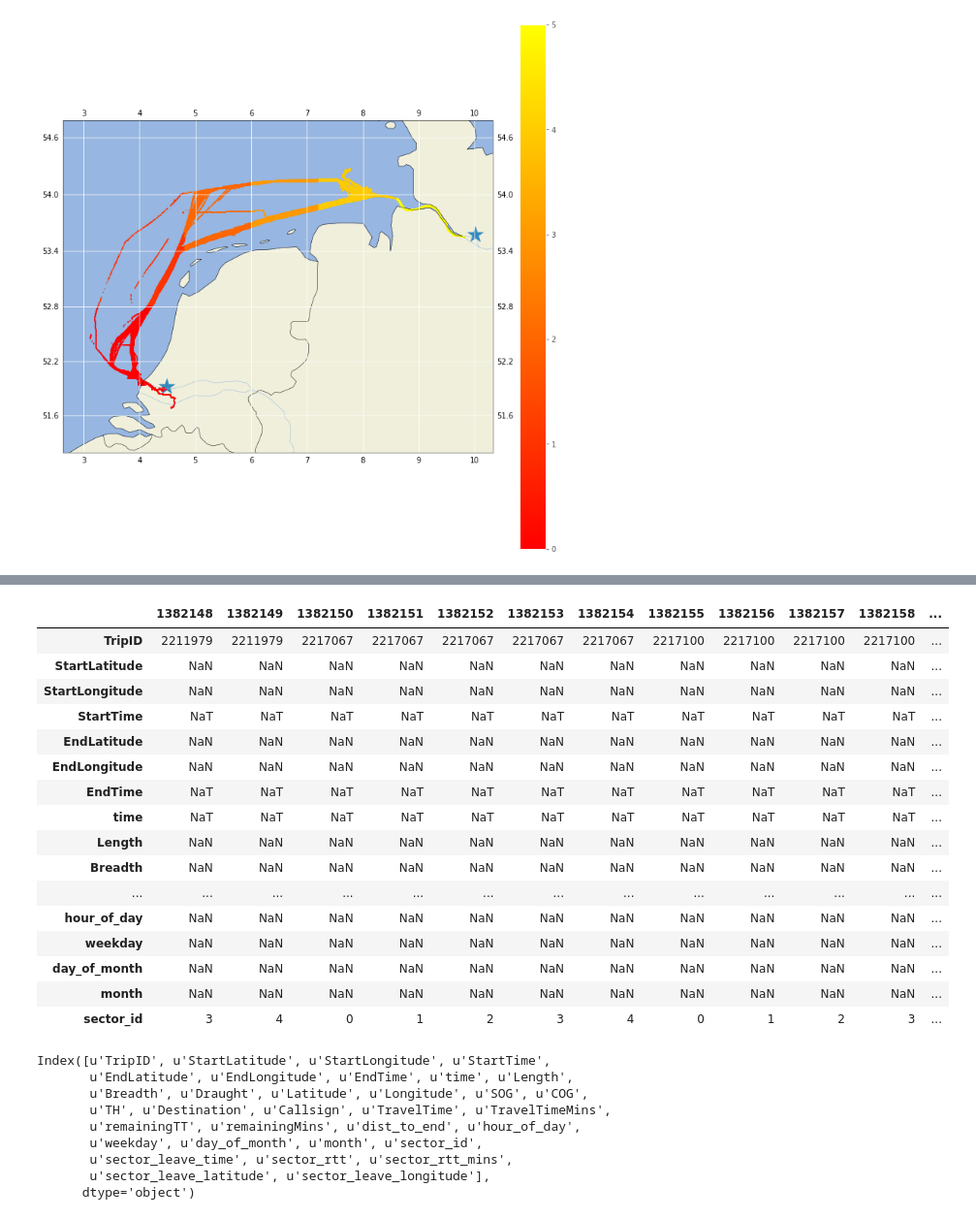
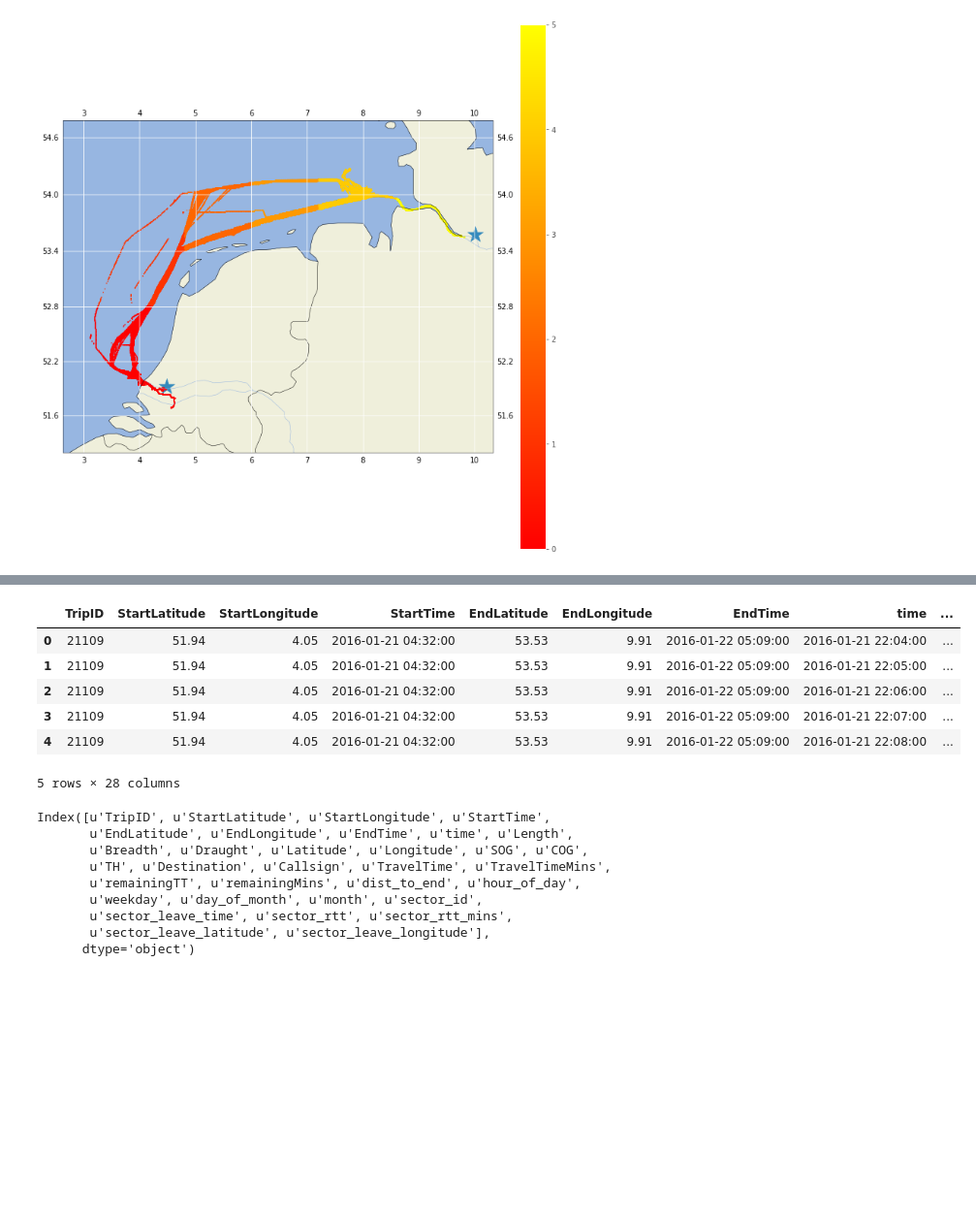
Before and after one commit to jank324/ais-predictor, a Jupyter notebook: data/filter ROT-HAM data.ipynb, the cells around one changed output, grey strips where cells are left out. Shown at 97% size. Drawn from its saved outputs; the diff is of its cells as text; code cells hidden in the pictures; blank space fills up the shorter version.

```diff
--- a/data/filter ROT-HAM data.ipynb
+++ b/data/filter ROT-HAM data.ipynb
@@ -259,23 +207,15 @@ ais_secleav.head(1).transpose()
-# %%
-ais_secleav.tail(12).transpose()
-# %% [output]
-|  | 1382148 | 1382149 | 1382150 | 1382151 | 1382152 | 1382153 | 1382154 | 1382155 | 1382156 | 1382157 | 1382158 | ... |
-| TripID | 2211979 | 2211979 | 2217067 | 2217067 | 2217067 | 2217067 | 2217067 | 2217100 | 2217100 | 2217100 | 2217100 | ... |
-| StartLatitude | NaN | NaN | NaN | NaN | NaN | NaN | NaN | NaN | NaN | NaN | NaN | ... |
-| StartLongitude | NaN | NaN | NaN | NaN | NaN | NaN | NaN | NaN | NaN | NaN | NaN | ... |
-| StartTime | NaT | NaT | NaT | NaT | NaT | NaT | NaT | NaT | NaT | NaT | NaT | ... |
-| EndLatitude | NaN | NaN | NaN | NaN | NaN | NaN | NaN | NaN | NaN | NaN | NaN | ... |
-| EndLongitude | NaN | NaN | NaN | NaN | NaN | NaN | NaN | NaN | NaN | NaN | NaN | ... |
-| EndTime | NaT | NaT | NaT | NaT | NaT | NaT | NaT | NaT | NaT | NaT | NaT | ... |
-| time | NaT | NaT | NaT | NaT | NaT | NaT | NaT | NaT | NaT | NaT | NaT | ... |
-| Length | NaN | NaN | NaN | NaN | NaN | NaN | NaN | NaN | NaN | NaN | NaN | ... |
-| Breadth | NaN | NaN | NaN | NaN | NaN | NaN | NaN | NaN | NaN | NaN | NaN | ... |
-| ... | ... | ... | ... | ... | ... | ... | ... | ... | ... | ... | ... | ... |
-| hour_of_day | NaN | NaN | NaN | NaN | NaN | NaN | NaN | NaN | NaN | NaN | NaN | ... |
-| weekday | NaN | NaN | NaN | NaN | NaN | NaN | NaN | NaN | NaN | NaN | NaN | ... |
-| day_of_month | NaN | NaN | NaN | NaN | NaN | NaN | NaN | NaN | NaN | NaN | NaN | ... |
-| month | NaN | NaN | NaN | NaN | NaN | NaN | NaN | NaN | NaN | NaN | NaN | ... |
-| sector_id | 3 | 4 | 0 | 1 | 2 | 3 | 4 | 0 | 1 | 2 | 3 | ... |
+# %%
+ais_secleav = ais_sectors.copy()
+
+ais_secleav.head()
+# %% [output]
+|  | TripID | StartLatitude | StartLongitude | StartTime | EndLatitude | EndLongitude | EndTime | time | ... |
+| 0 | 21109 | 51.94 | 4.05 | 2016-01-21 04:32:00 | 53.53 | 9.91 | 2016-01-22 05:09:00 | 2016-01-21 22:04:00 | ... |
+| 1 | 21109 | 51.94 | 4.05 | 2016-01-21 04:32:00 | 53.53 | 9.91 | 2016-01-22 05:09:00 | 2016-01-21 22:05:00 | ... |
+| 2 | 21109 | 51.94 | 4.05 | 2016-01-21 04:32:00 | 53.53 | 9.91 | 2016-01-22 05:09:00 | 2016-01-21 22:06:00 | ... |
+| 3 | 21109 | 51.94 | 4.05 | 2016-01-21 04:32:00 | 53.53 | 9.91 | 2016-01-22 05:09:00 | 2016-01-21 22:07:00 | ... |
+| 4 | 21109 | 51.94 | 4.05 | 2016-01-21 04:32:00 | 53.53 | 9.91 | 2016-01-22 05:09:00 | 2016-01-21 22:08:00 | ... |
+5 rows × 28 columns
 # %%
 ais_secleav.columns
 # %% [output]
```
Also changed, not shown: parts of 3 cells of this notebook.
